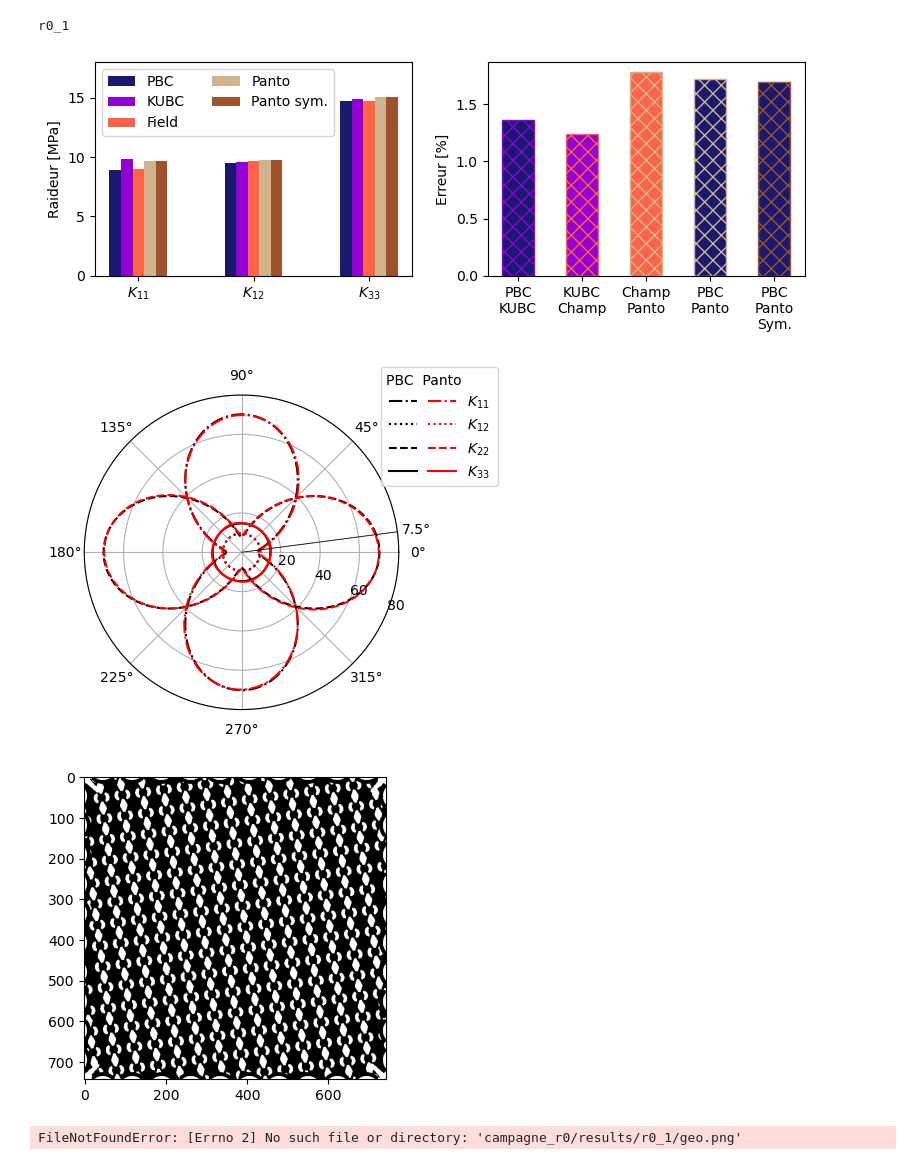
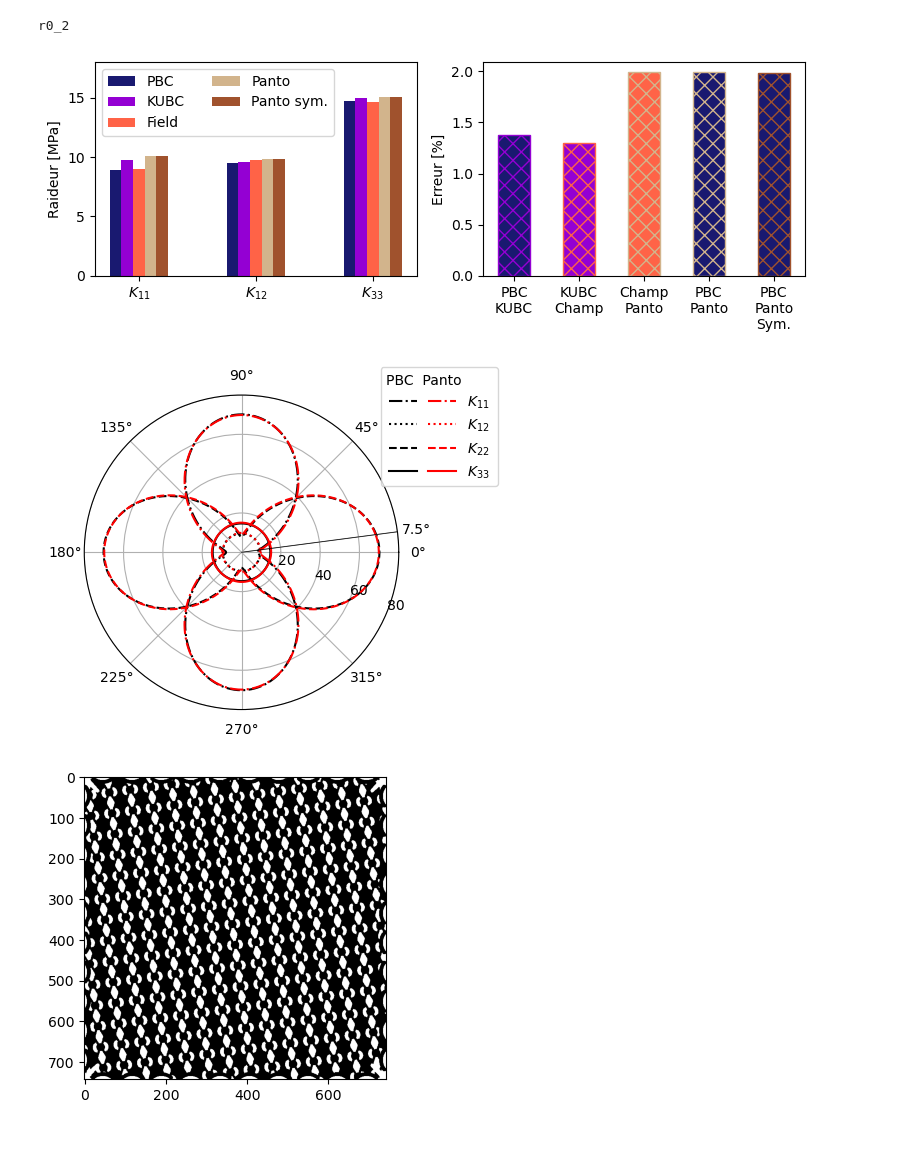
Before and after one commit to h06e/abakubc, a Jupyter notebook: utilities/r0_study.ipynb, the cells around one changed output. Drawn from its saved outputs; the diff is of its cells as text; code cells hidden in the pictures.

```diff
--- a/utilities/r0_study.ipynb
+++ b/utilities/r0_study.ipynb
@@ -27,5 +27,5 @@ Lecture des données réalisée en 0.05313s
 # %%
-test=data_bulk[list(data_bulk.keys())[0]]
+test=data_bulk['r0_2']
 print(test.test_id)
 
 plt.figure(figsize=(8,3))
@@ -76,8 +76,8 @@ plt.xticks(range(5), ['PBC\nKUBC',
 plt.tight_layout()
 plt.savefig('images/err_ro_coef.pdf')
 # %% [output]
-r0_1
+r0_2
-[figure, old version]
+[figure, new version]
 # %%
 
 
@@ -149,10 +149,8 @@ for text in l.get_texts()[:4]:
 plt.tight_layout()
 plt.savefig('images/r0_polar.pdf')
 # %% [output]
-[figure, old version]
+[figure, new version]
 # %%
 test.show_geo()
-test.export_geo()
 # %% [output]
-[figure, old version]
+[figure, new version]
-FileNotFoundError: [Errno 2] No such file or directory: 'campagne_r0/results/r0_1/geo.png'
```
Also changed, not shown: parts of 3 cells of this notebook, 10 other files.
